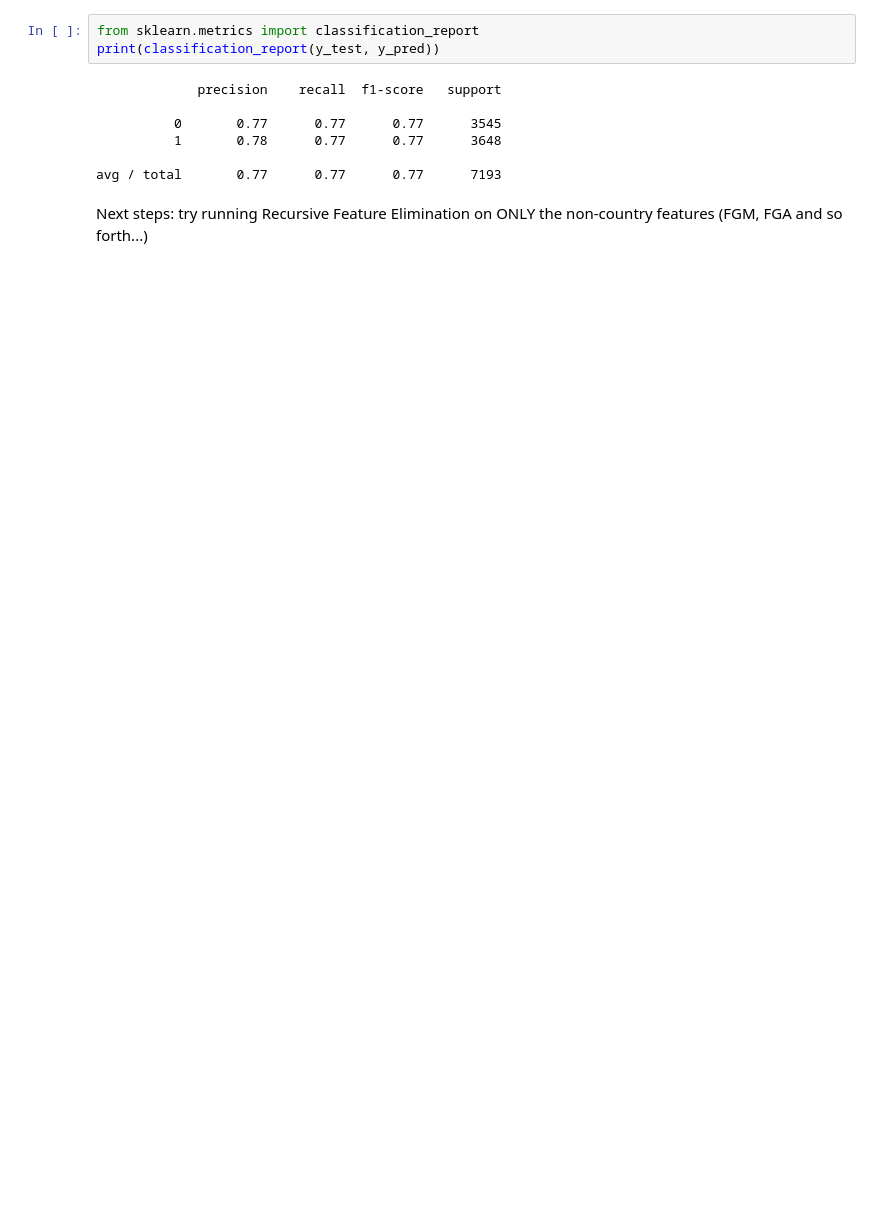
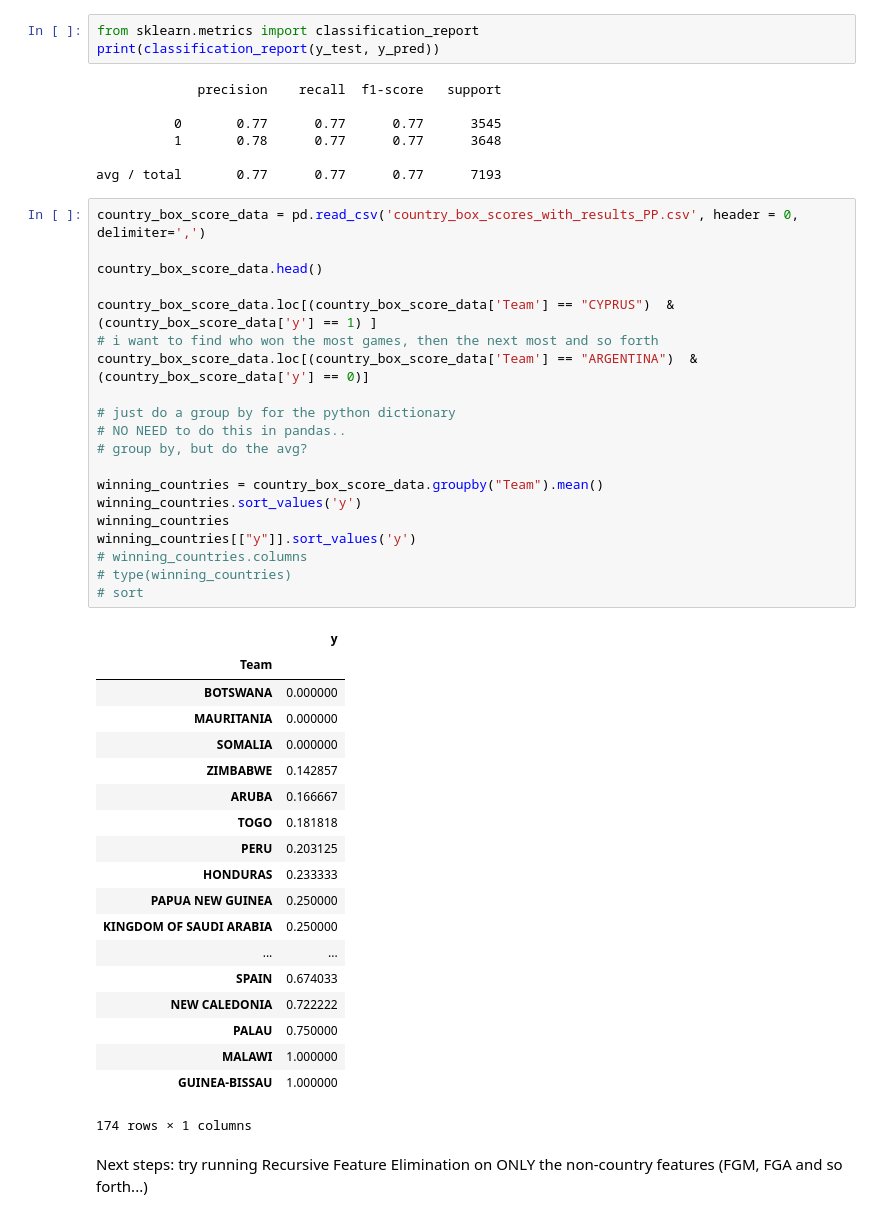
Before and after one commit to johntiger1/UTSPANHacks, a Jupyter notebook: log_reg_new.ipynb, the cells around one changed output. Saved outputs shown, nothing was run; the diff lists cells and outputs as text; blank space fills up the shorter version.

Commit message:
add some more data viz/insights at the start

```diff
--- a/log_reg_new.ipynb
+++ b/log_reg_new.ipynb
@@ -246,5 +238,45 @@ print(classification_report(y_test, y_pred))
           1       0.78      0.77      0.77      3648
 
 avg / total       0.77      0.77      0.77      7193
+# %%
+country_box_score_data = pd.read_csv('country_box_scores_with_results_PP.csv', header = 0, delimiter=',')
+
+country_box_score_data.head()
+
+country_box_score_data.loc[(country_box_score_data['Team'] == "CYPRUS")  & (country_box_score_data['y'] == 1) ]
+# i want to find who won the most games, then the next most and so forth
+country_box_score_data.loc[(country_box_score_data['Team'] == "ARGENTINA")  & (country_box_score_data['y'] == 0)]
+
+# just do a group by for the python dictionary
+# NO NEED to do this in pandas..
+# group by, but do the avg?
+
+winning_countries = country_box_score_data.groupby("Team").mean()
+winning_countries.sort_values('y')
+winning_countries
+winning_countries[["y"]].sort_values('y')
+# winning_countries.columns
+# type(winning_countries)
+# sort
+# %% [output]
+|  | y |
+| Team |  |
+| BOTSWANA | 0.000000 |
+| MAURITANIA | 0.000000 |
+| SOMALIA | 0.000000 |
+| ZIMBABWE | 0.142857 |
+| ARUBA | 0.166667 |
+| TOGO | 0.181818 |
+| PERU | 0.203125 |
+| HONDURAS | 0.233333 |
+| PAPUA NEW GUINEA | 0.250000 |
+| KINGDOM OF SAUDI ARABIA | 0.250000 |
+| ... | ... |
+| SPAIN | 0.674033 |
+| NEW CALEDONIA | 0.722222 |
+| PALAU | 0.750000 |
+| MALAWI | 1.000000 |
+| GUINEA-BISSAU | 1.000000 |
+174 rows × 1 columns
 # %% [markdown]
 Next steps: try running Recursive Feature Elimination on ONLY the non-country features (FGM, FGA and so forth...)
```
Also changed, not shown: parts of 3 cells of this notebook.
